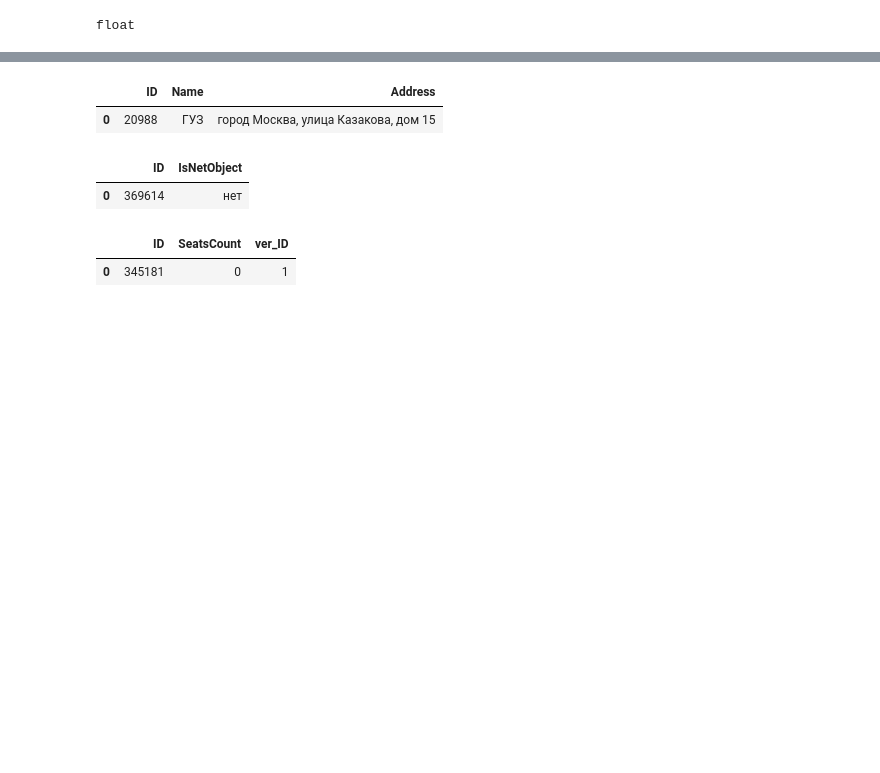
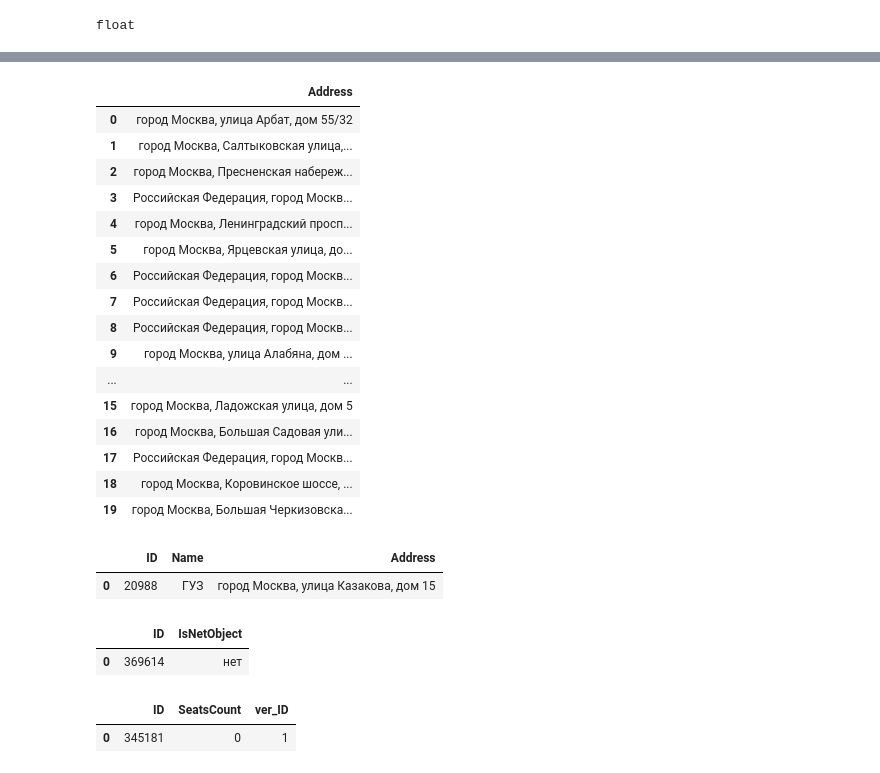
Before and after one commit to gbrs/basics_of_pandas, a Jupyter notebook: 6_3-4.ipynb, the cells around one changed output, grey strips where cells are left out. Drawn from its saved outputs; the diff is of its cells as text; code cells hidden in the pictures; blank space fills up the shorter version.

```diff
--- a/6_3-4.ipynb
+++ b/6_3-4.ipynb
@@ -230,3 +279,24 @@ float
+# %%
+adresses = adresses.rename(columns={'Unnamed: 0': 'Address'})
+adresses
+# %% [output]
+|  | Address |
+| 0 | город Москва, улица Арбат, дом 55/32 |
+| 1 | город Москва, Салтыковская улица,... |
+| 2 | город Москва, Пресненская набереж... |
+| 3 | Российская Федерация, город Москв... |
+| 4 | город Москва, Ленинградский просп... |
+| 5 | город Москва, Ярцевская улица, до... |
+| 6 | Российская Федерация, город Москв... |
+| 7 | Российская Федерация, город Москв... |
+| 8 | Российская Федерация, город Москв... |
+| 9 | город Москва, улица Алабяна, дом ... |
+| ... | ... |
+| 15 | город Москва, Ладожская улица, дом 5 |
+| 16 | город Москва, Большая Садовая ули... |
+| 17 | Российская Федерация, город Москв... |
+| 18 | город Москва, Коровинское шоссе, ... |
+| 19 | город Москва, Большая Черкизовска... |
 # %%
 pd.read_csv('6_main.csv').head(1)
 # %% [output]
```
Also changed, not shown: parts of 5 cells of this notebook, 3 other files.
